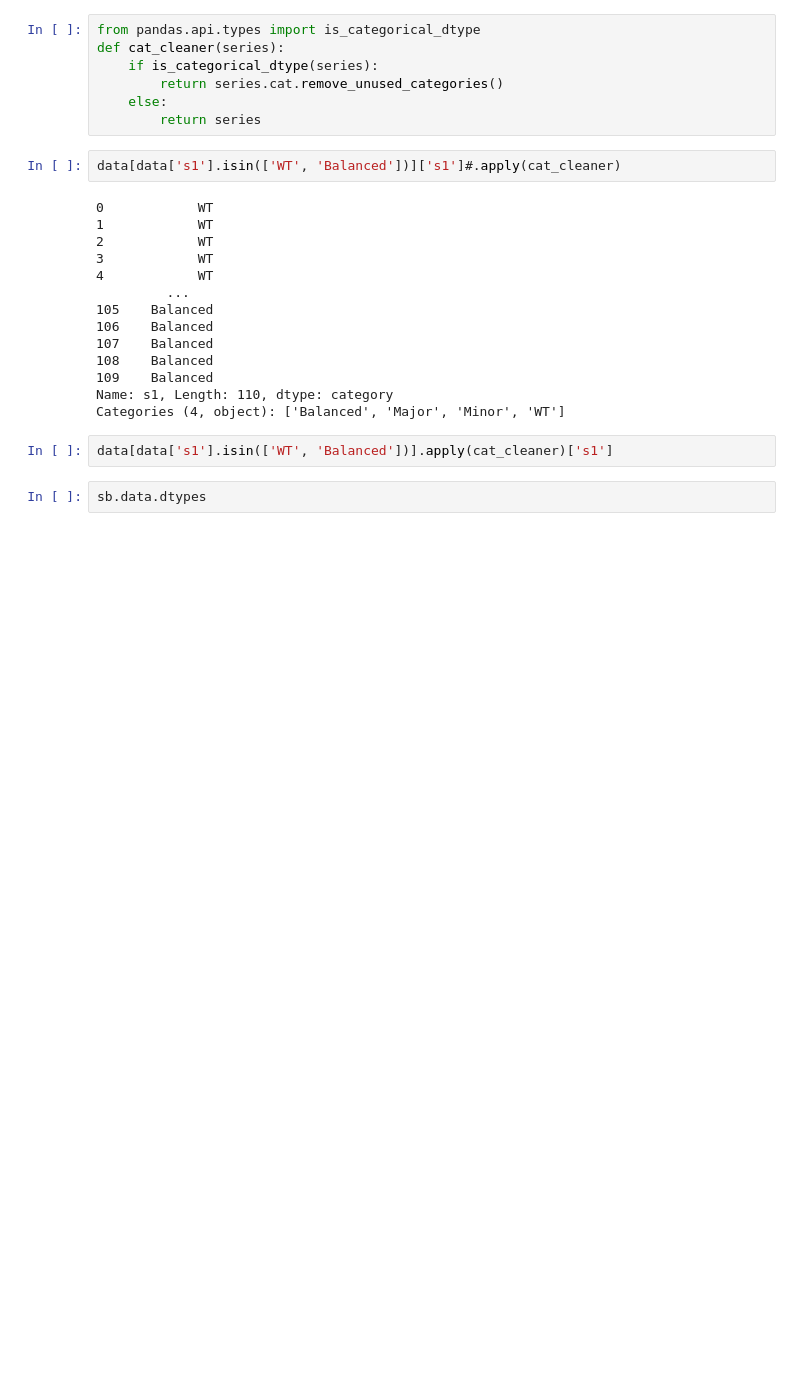
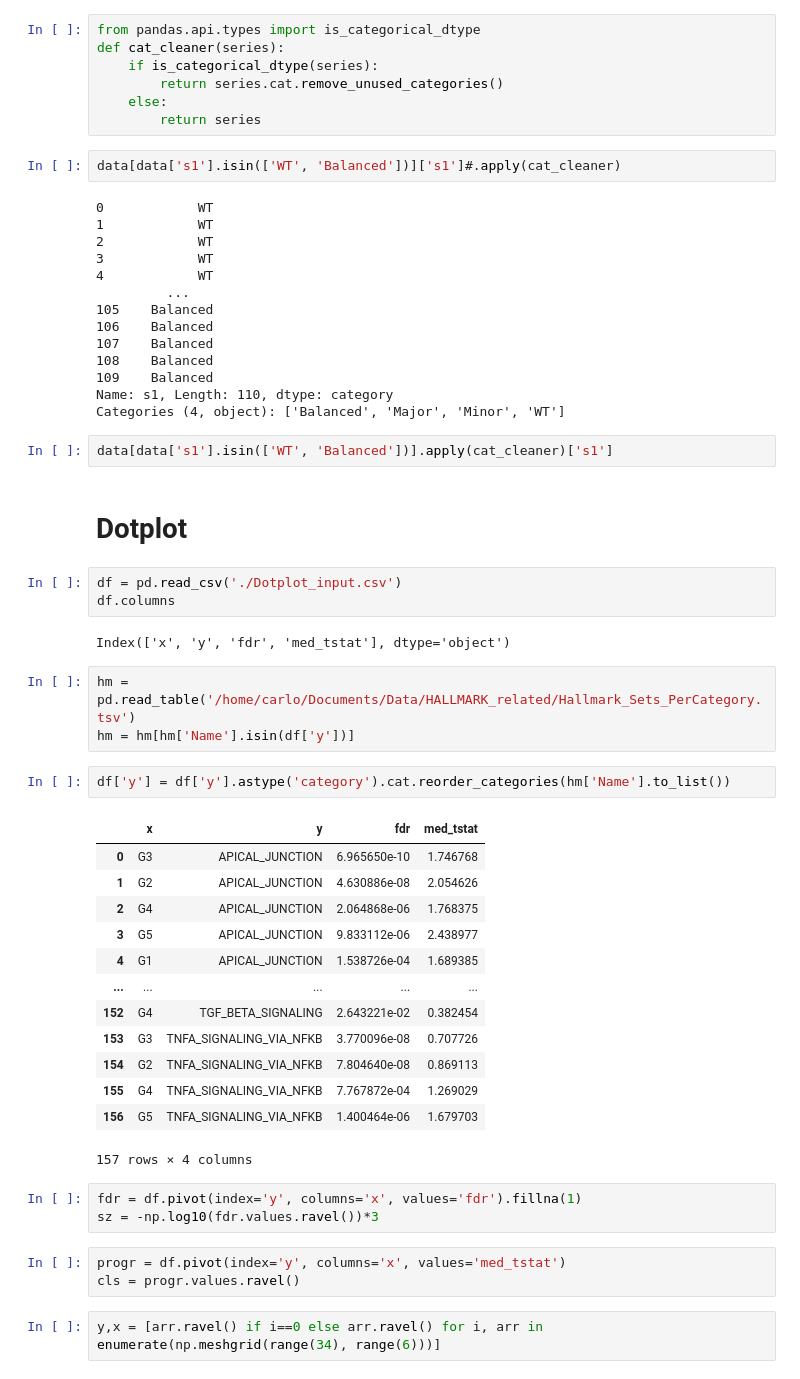
Before and after one commit to fossbert/Python_Packages, a Jupyter notebook: Dev_cbviz.ipynb, the cells around one changed output. Cells and saved outputs as stored; diff of their text form; blank space fills up the shorter version.

Commit message:
Dotplot start

```diff
--- a/Dev_cbviz.ipynb
+++ b/Dev_cbviz.ipynb
@@ -260,5 +260,37 @@ Name: s1, Length: 110, dtype: category
 Categories (4, object): ['Balanced', 'Major', 'Minor', 'WT']
 # %%
 data[data['s1'].isin(['WT', 'Balanced'])].apply(cat_cleaner)['s1']
-# %%
-sb.data.dtypes
+# %% [markdown]
+# Dotplot
+# %%
+df = pd.read_csv('./Dotplot_input.csv')
+df.columns
+# %% [output]
+Index(['x', 'y', 'fdr', 'med_tstat'], dtype='object')
+# %%
+hm = pd.read_table('/home/carlo/Documents/Data/HALLMARK_related/Hallmark_Sets_PerCategory.tsv')
+hm = hm[hm['Name'].isin(df['y'])]
+# %%
+df['y'] = df['y'].astype('category').cat.reorder_categories(hm['Name'].to_list())
+# %% [output]
+|  | x | y | fdr | med_tstat |
+| 0 | G3 | APICAL_JUNCTION | 6.965650e-10 | 1.746768 |
+| 1 | G2 | APICAL_JUNCTION | 4.630886e-08 | 2.054626 |
+| 2 | G4 | APICAL_JUNCTION | 2.064868e-06 | 1.768375 |
+| 3 | G5 | APICAL_JUNCTION | 9.833112e-06 | 2.438977 |
+| 4 | G1 | APICAL_JUNCTION | 1.538726e-04 | 1.689385 |
+| ... | ... | ... | ... | ... |
+| 152 | G4 | TGF_BETA_SIGNALING | 2.643221e-02 | 0.382454 |
+| 153 | G3 | TNFA_SIGNALING_VIA_NFKB | 3.770096e-08 | 0.707726 |
+| 154 | G2 | TNFA_SIGNALING_VIA_NFKB | 7.804640e-08 | 0.869113 |
+| 155 | G4 | TNFA_SIGNALING_VIA_NFKB | 7.767872e-04 | 1.269029 |
+| 156 | G5 | TNFA_SIGNALING_VIA_NFKB | 1.400464e-06 | 1.679703 |
+157 rows × 4 columns
+# %%
+fdr = df.pivot(index='y', columns='x', values='fdr').fillna(1)
+sz = -np.log10(fdr.values.ravel())*3
+# %%
+progr = df.pivot(index='y', columns='x', values='med_tstat')
+cls = progr.values.ravel()
+# %%
+y,x = [arr.ravel() if i==0 else arr.ravel() for i, arr in enumerate(np.meshgrid(range(34), range(6)))]
```
Also changed, not shown: parts of 1 cell of this notebook, 2 other files.
